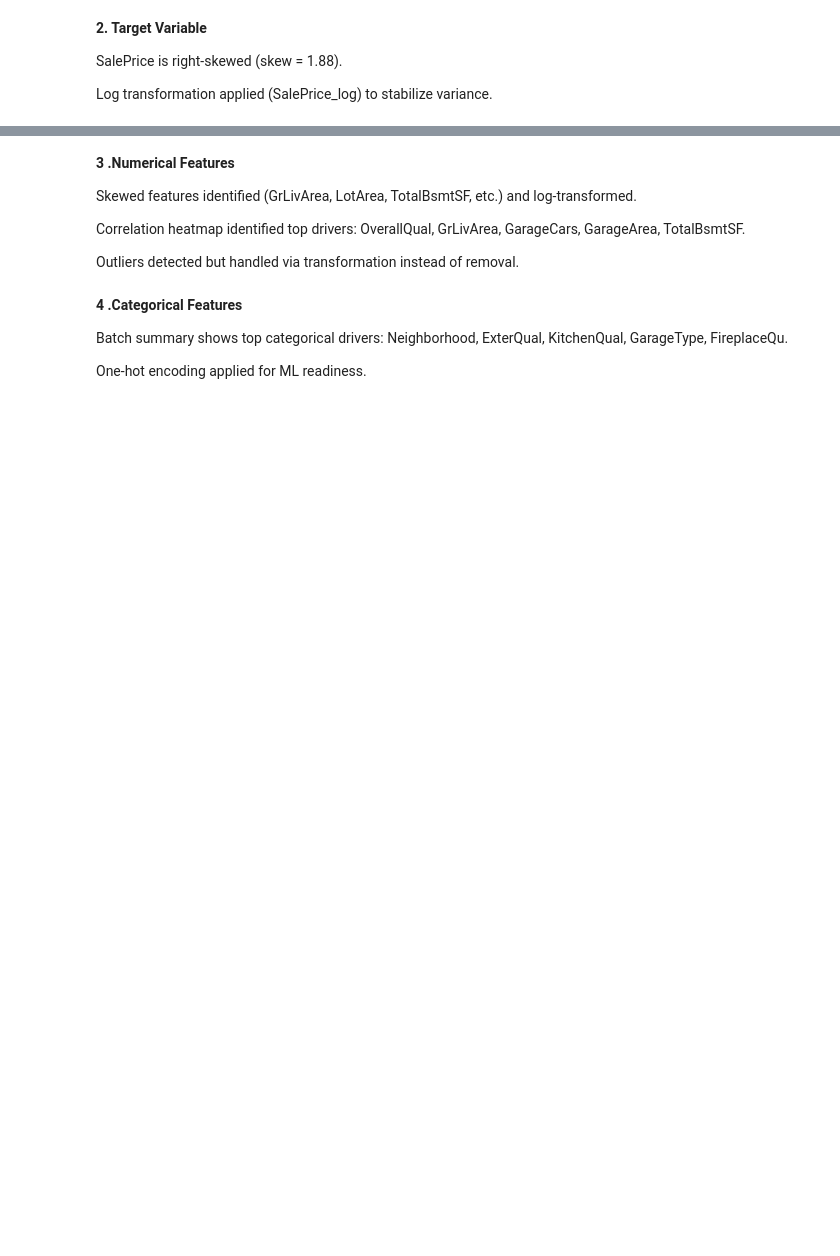
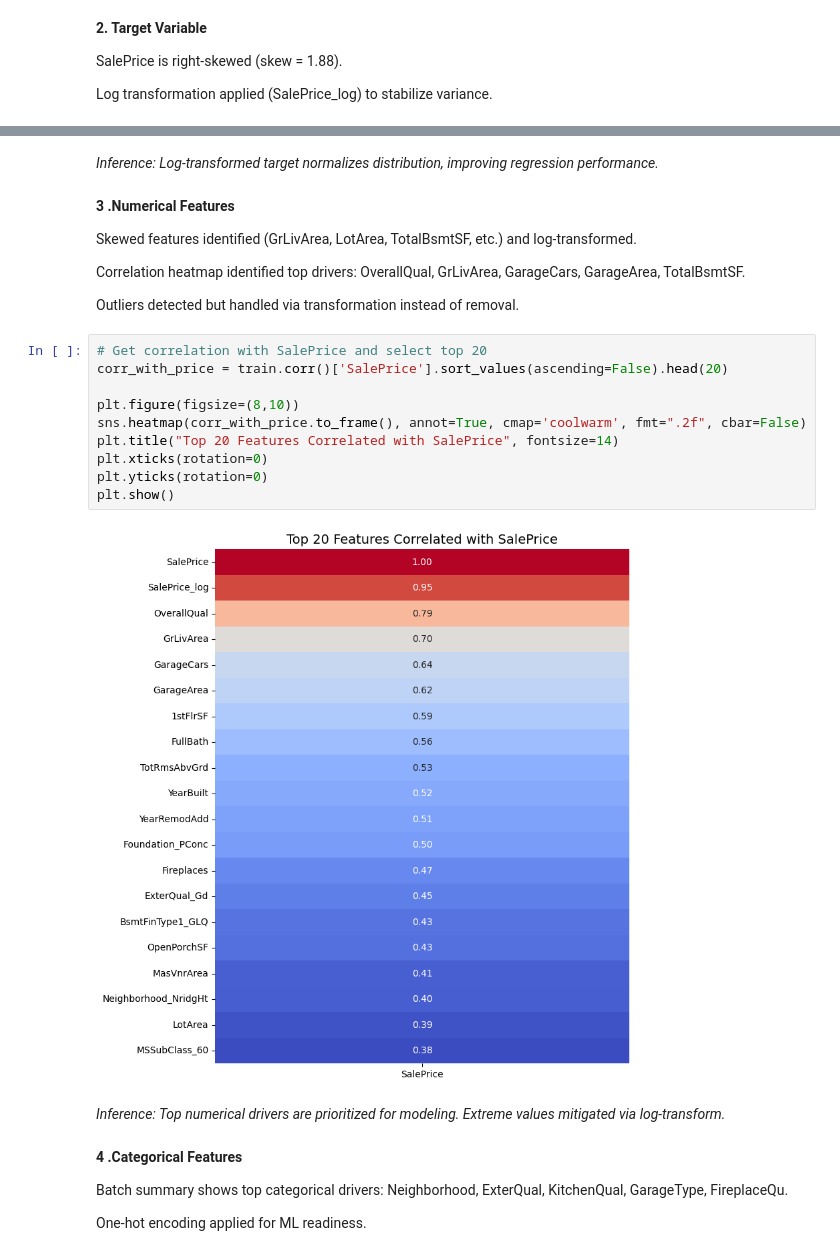
Before and after one commit to Aman-sys-ui/EDA, a Jupyter notebook: House_Price/House_Price_prediction.ipynb, the cells around one changed output, grey strips where cells are left out. Saved outputs shown, nothing was run; the diff lists cells and outputs as text; blank space fills up the shorter version.

```diff
--- a/House_Price/House_Price_prediction.ipynb
+++ b/House_Price/House_Price_prediction.ipynb
@@ -711,3 +725,5 @@ Log transformation applied (SalePrice_log) to stabilize variance.
+# %% [markdown]
+*Inference: Log-transformed target normalizes distribution, improving regression performance.*
 # %% [markdown]
 **3 .Numerical Features**
 
@@ -716,6 +732,20 @@ Skewed features identified (GrLivArea, LotArea, TotalBsmtSF, etc.) and log-trans
 Correlation heatmap identified top drivers: OverallQual, GrLivArea, GarageCars, GarageArea, TotalBsmtSF.
 
 Outliers detected but handled via transformation instead of removal.
+# %%
+# Get correlation with SalePrice and select top 20
+corr_with_price = train.corr()['SalePrice'].sort_values(ascending=False).head(20)
+
+plt.figure(figsize=(8,10))
+sns.heatmap(corr_with_price.to_frame(), annot=True, cmap='coolwarm', fmt=".2f", cbar=False)
+plt.title("Top 20 Features Correlated with SalePrice", fontsize=14)
+plt.xticks(rotation=0)
+plt.yticks(rotation=0)
+plt.show()
+# %% [output]
+[figure, added]
+# %% [markdown]
+*Inference: Top numerical drivers are prioritized for modeling. Extreme values mitigated via log-transform.*
 # %% [markdown]
 **4 .Categorical Features**
 
```
Also changed, not shown: parts of 18 cells of this notebook.
